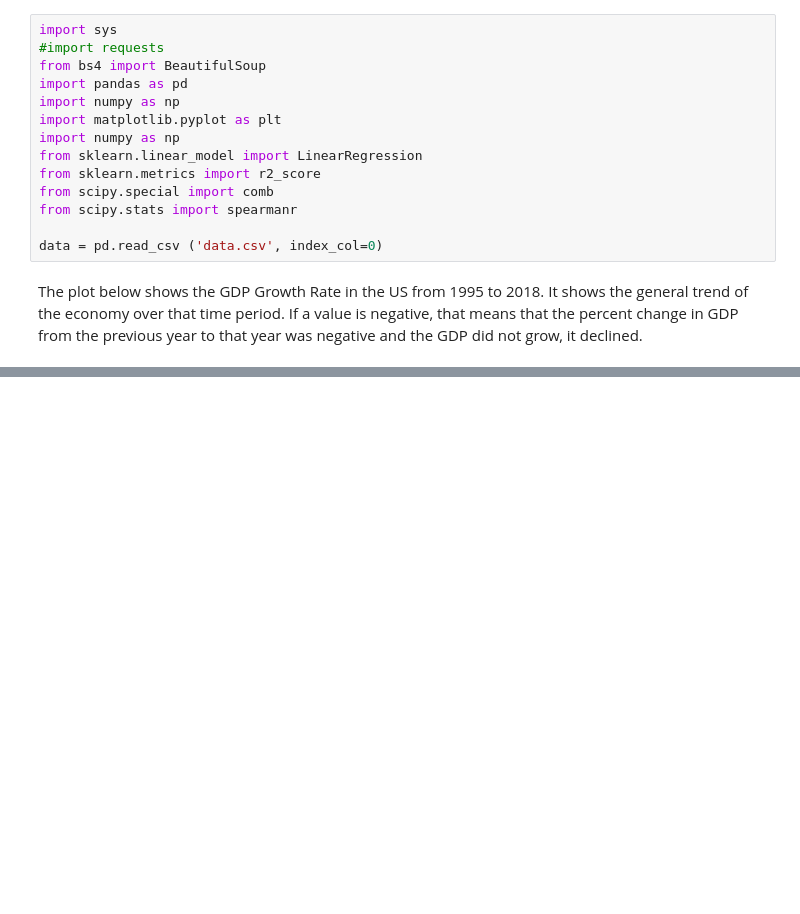
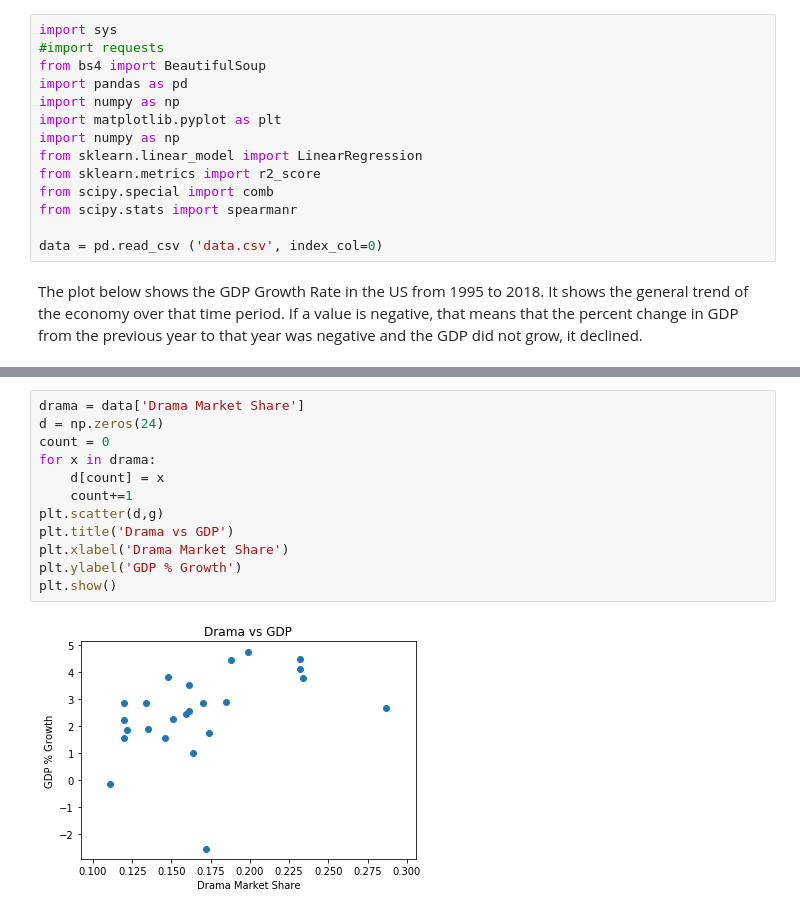
Before and after one commit to ss2944/data-sci, a Jupyter notebook: MarketShare-GDP.ipynb, the cells around one changed output, grey strips where cells are left out. Cells and saved outputs as stored; diff of their text form; blank space fills up the shorter version.

```diff
--- a/MarketShare-GDP.ipynb
+++ b/MarketShare-GDP.ipynb
@@ -59,0 +67,14 @@ other = data['Other Genres Market Share']
+# %%
+drama = data['Drama Market Share']
+d = np.zeros(24)
+count = 0
+for x in drama:
+    d[count] = x
+    count+=1
+plt.scatter(d,g)
+plt.title('Drama vs GDP')
+plt.xlabel('Drama Market Share')
+plt.ylabel('GDP % Growth')
+plt.show()
+# %% [output]
+[figure, added]
```
Also changed, not shown: parts of 16 cells of this notebook.
